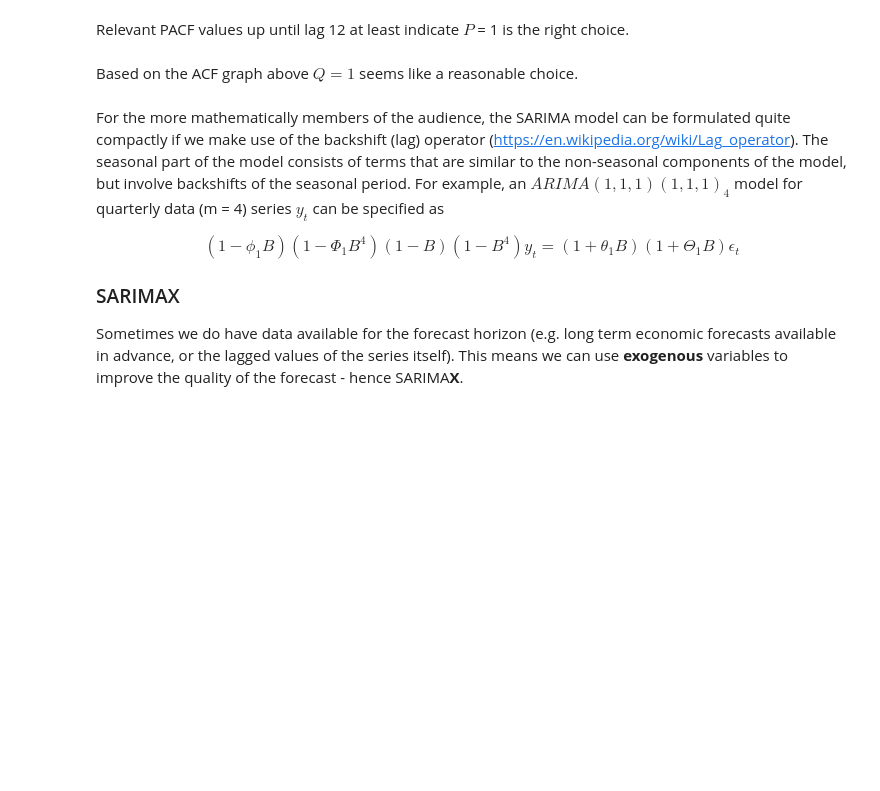
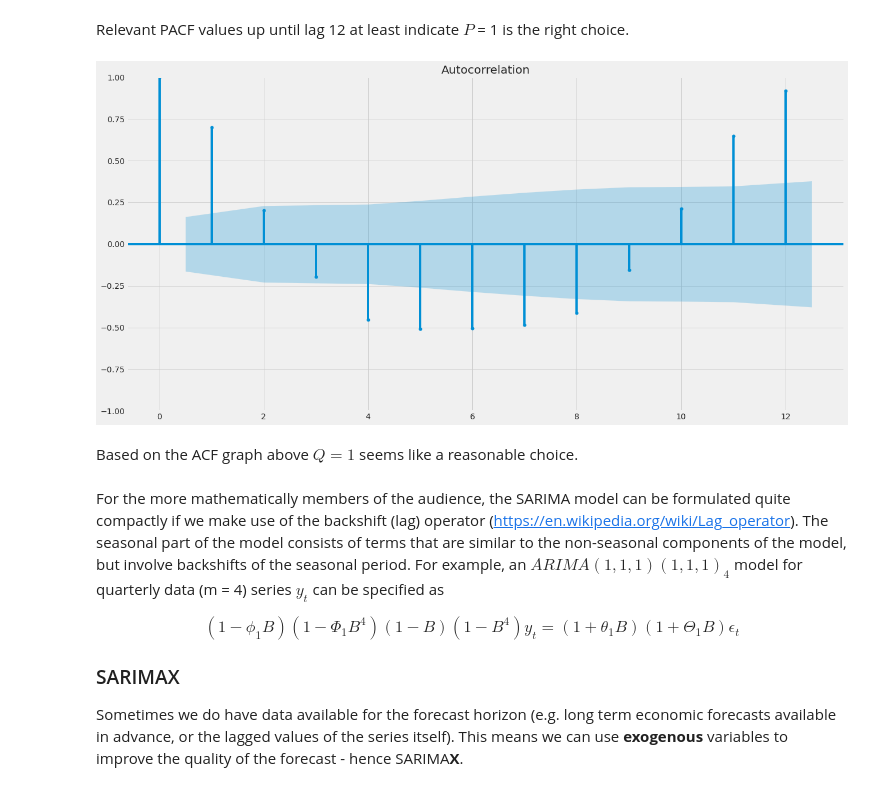
Before and after one commit to mkingopng/time_series_toolbox, a Jupyter notebook: ts_2_linear_vision.ipynb, the cells around one changed output. Drawn from its saved outputs; the diff is of its cells as text; code cells hidden in the pictures; blank space fills up the shorter version.

```diff
--- a/ts_2_linear_vision.ipynb
+++ b/ts_2_linear_vision.ipynb
@@ -512,7 +506,10 @@ plot_pacf(decomposition.seasonal, lags = 12); print()
 # %% [markdown]
 Relevant PACF values up until lag 12 at least indicate $P$ = 1 is the right choice.
 # %%
-plot_acf(decomposition.seasonal, lags = 12); print()
+plot_acf(decomposition.seasonal, lags = 12)
+print()
+# %% [output]
+[figure, added]
 # %% [markdown]
 Based on the ACF graph above $Q=1$ seems like a reasonable choice.
 # %% [markdown]
```
Also changed, not shown: parts of 28 cells of this notebook, 11 other files.
